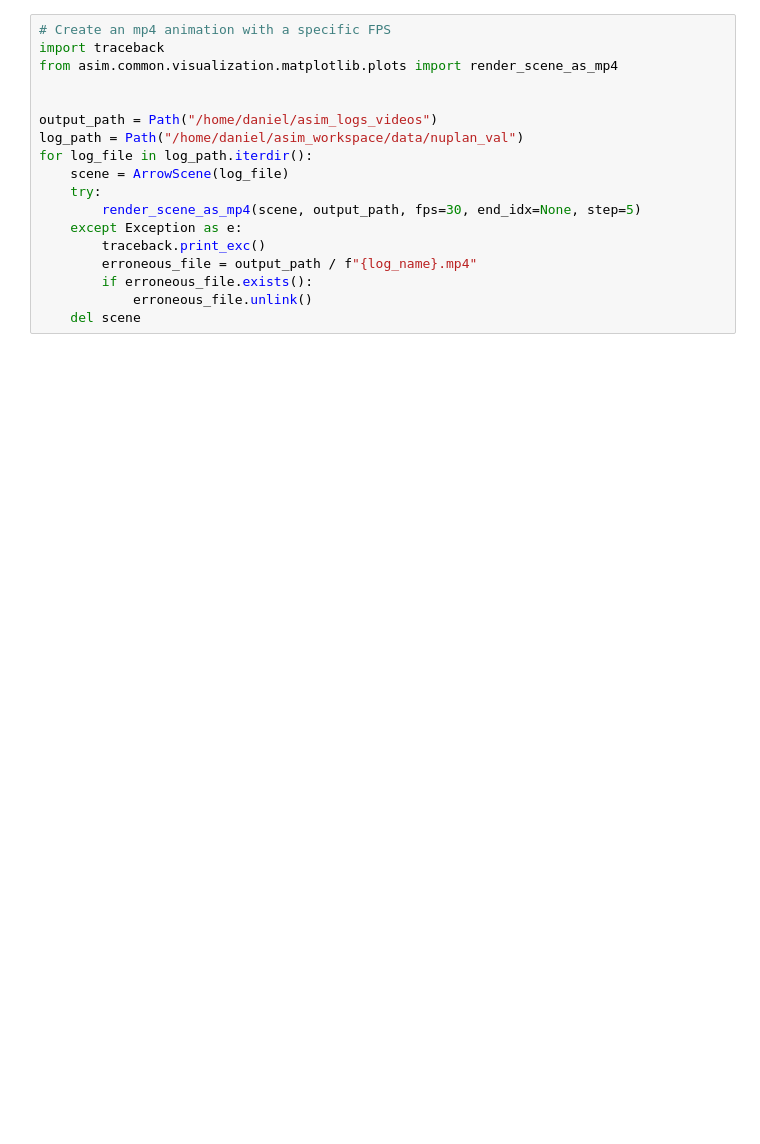
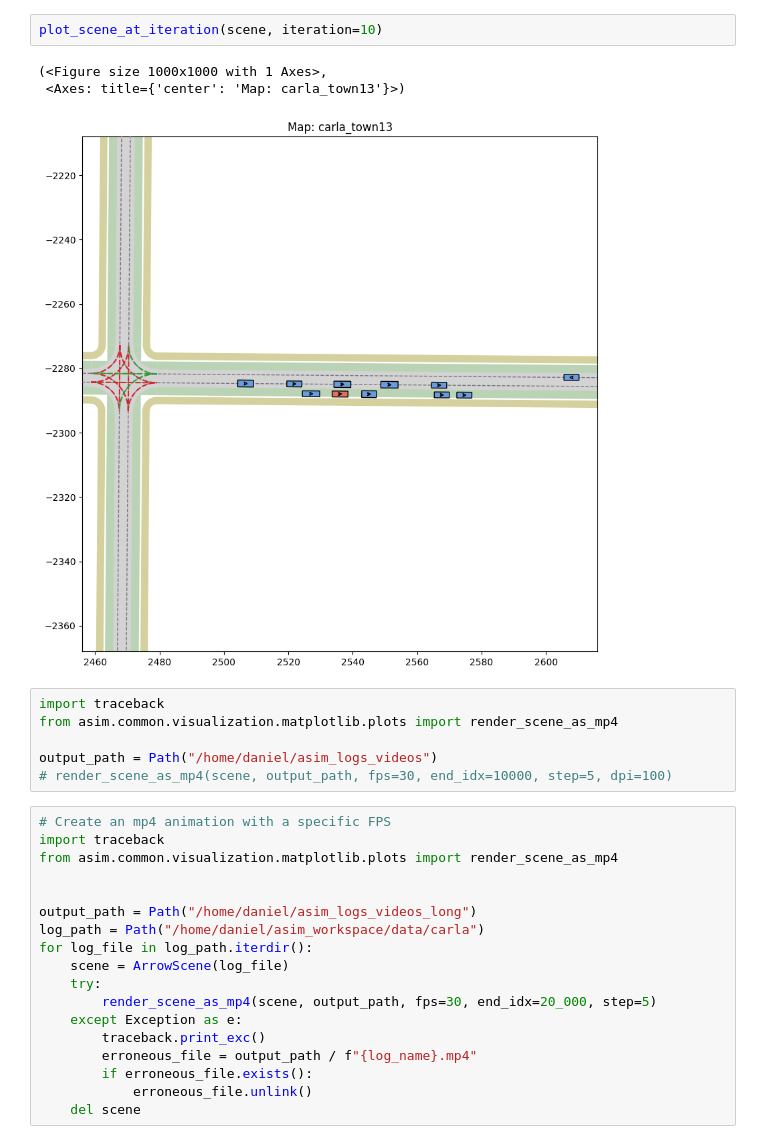
Before and after one commit to autonomousvision/py123d, a Jupyter notebook: notebooks/scene_rendering.ipynb, the cells around one changed output. Saved outputs shown, nothing was run; the diff lists cells and outputs as text; blank space fills up the shorter version.

```diff
--- a/notebooks/scene_rendering.ipynb
+++ b/notebooks/scene_rendering.ipynb
@@ -14,15 +18,27 @@ plot_scene_at_iteration(scene, iteration=1900)
+# %%
+plot_scene_at_iteration(scene, iteration=10)
+# %% [output]
+(<Figure size 1000x1000 with 1 Axes>,
+ <Axes: title={'center': 'Map: carla_town13'}>)
+[figure, added]
+# %%
+import traceback
+from asim.common.visualization.matplotlib.plots import render_scene_as_mp4
+
+output_path = Path("/home/daniel/asim_logs_videos")
+# render_scene_as_mp4(scene, output_path, fps=30, end_idx=10000, step=5, dpi=100)
 # %%
 # Create an mp4 animation with a specific FPS
 import traceback
 from asim.common.visualization.matplotlib.plots import render_scene_as_mp4
 
 
-output_path = Path("/home/daniel/asim_logs_videos")
-log_path = Path("/home/daniel/asim_workspace/data/nuplan_val")
+output_path = Path("/home/daniel/asim_logs_videos_long")
+log_path = Path("/home/daniel/asim_workspace/data/carla")
 for log_file in log_path.iterdir():
     scene = ArrowScene(log_file)
     try:
-        render_scene_as_mp4(scene, output_path, fps=30, end_idx=None, step=5)
+        render_scene_as_mp4(scene, output_path, fps=30, end_idx=20_000, step=5)
     except Exception as e:
         traceback.print_exc()
         erroneous_file = output_path / f"{log_name}.mp4"
```
Also changed, not shown: parts of 1 cell of this notebook, 7 other files.
